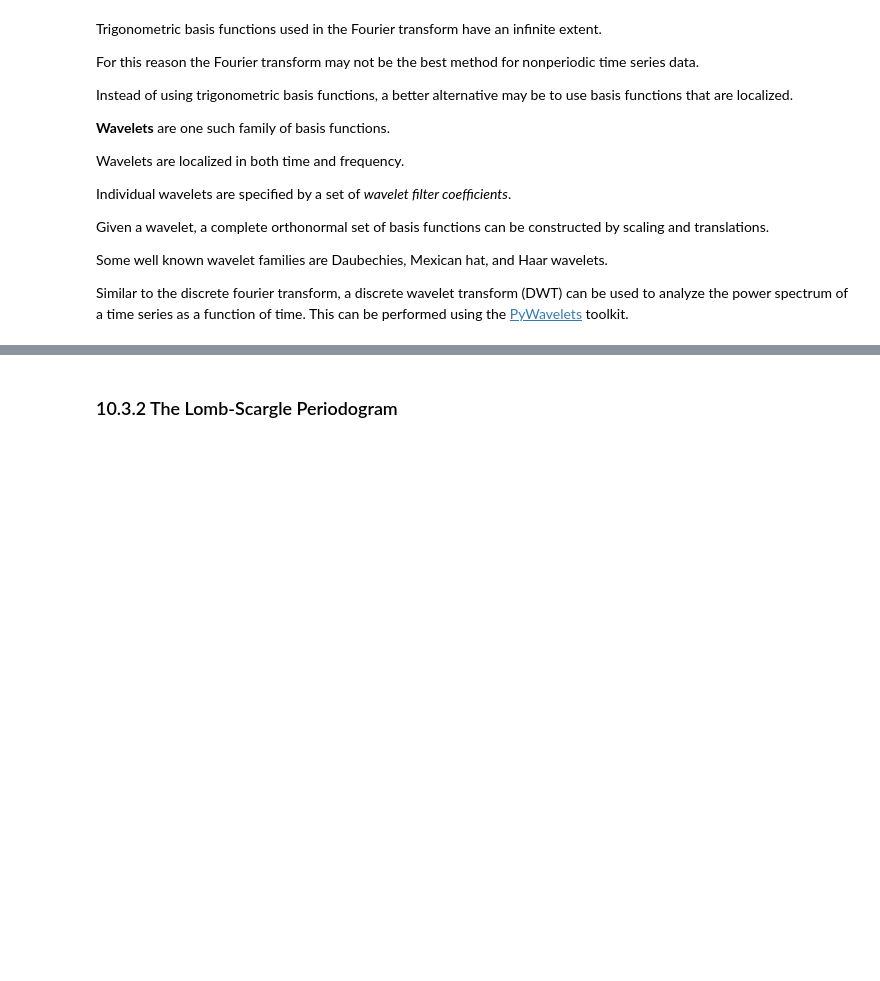
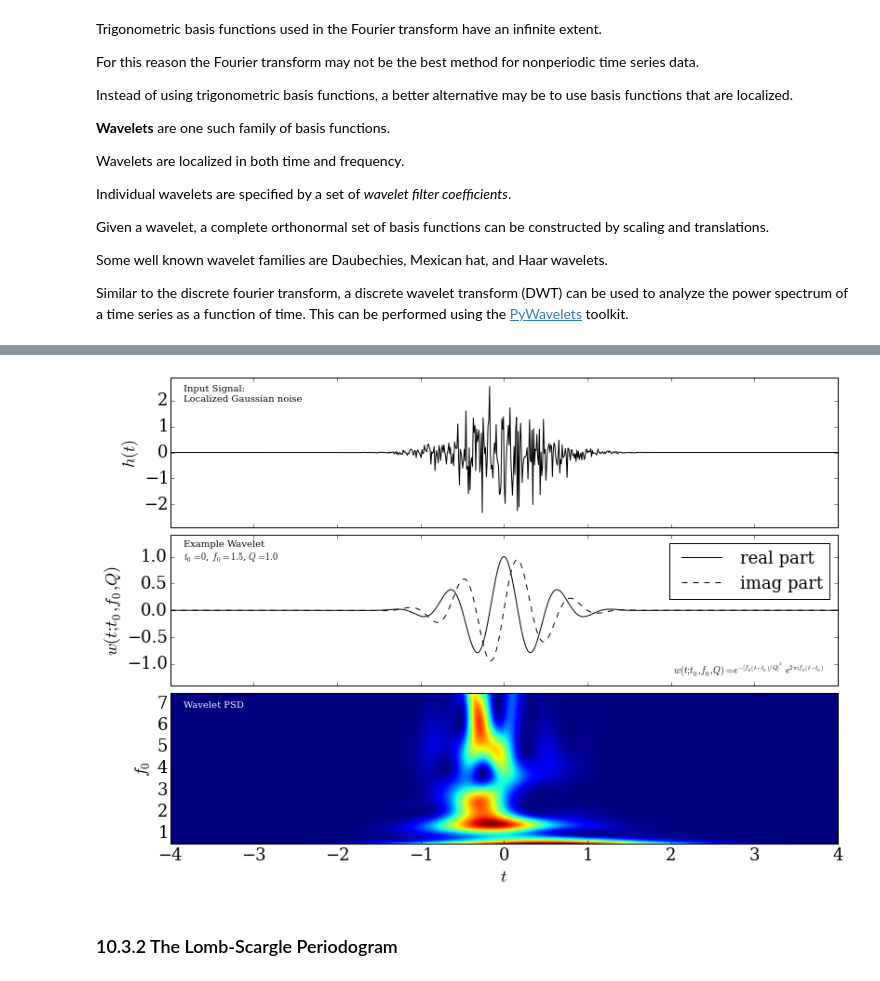
Before and after one commit to YastroML/YastroML, a Jupyter notebook: Session19_141029/Ch10_TimeSeries.ipynb, the cells around one changed output, grey strips where cells are left out. Saved outputs shown, nothing was run; the diff lists cells and outputs as text; code cells hidden in the pictures; blank space fills up the shorter version.

```diff
--- a/Session19_141029/Ch10_TimeSeries.ipynb
+++ b/Session19_141029/Ch10_TimeSeries.ipynb
@@ -461,3 +461,7 @@ A recent example is from [(Metcalfe et al. 2013)](http://iopscience.iop.org/2041
 ![Wavelet Analysis of Eps Eri](http://ej.iop.org/images/2041-8205/763/2/L26/Full/apjl456877f3_lr.jpg)
 
 Hatched regions are outside of the "cone of influence", which suffer from edge effects. The weakest signal is shown with white and blue (and presumably black and purple), to the strongest signal being red and black.
+# %%
+plot1007()
+# %% [output]
+[figure, added]
```
Also changed, not shown: parts of 2 cells of this notebook.
